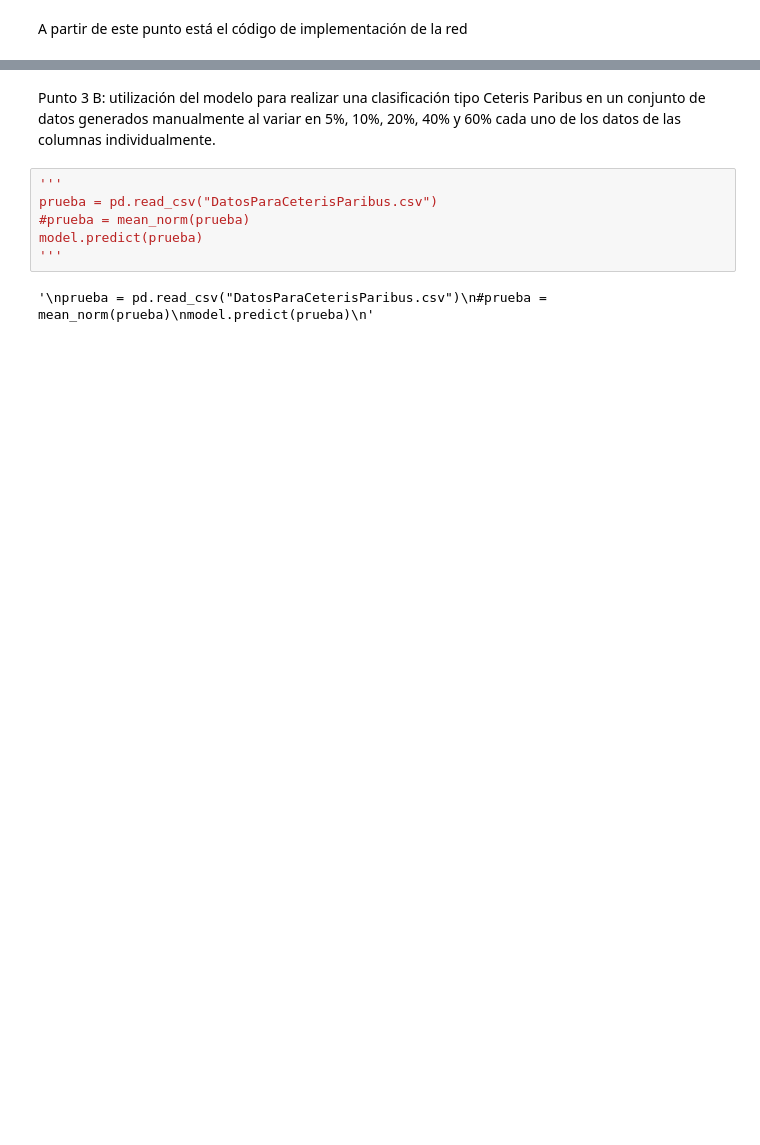
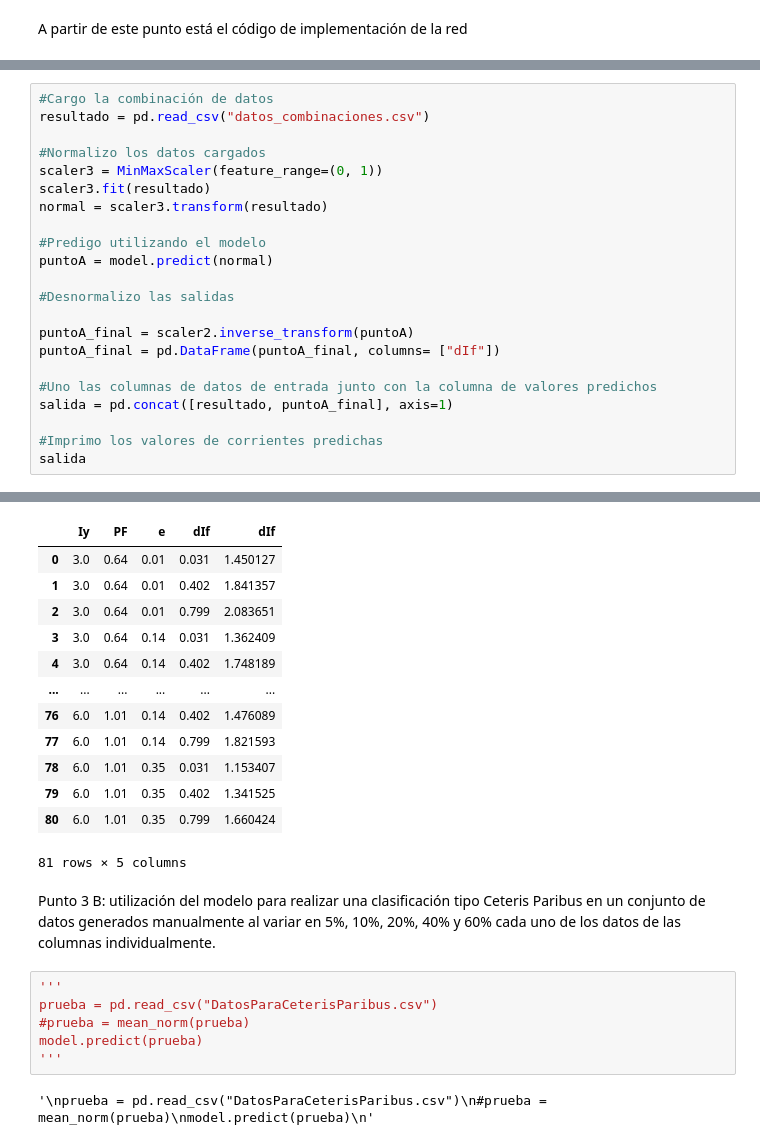
Before and after one commit to Makako08/Tarea1_IA, a Jupyter notebook: ParteA/Regresión.ipynb, the cells around one changed output, grey strips where cells are left out. Drawn from its saved outputs; the diff is of its cells as text; blank space fills up the shorter version.

```diff
--- a/ParteA/Regresión.ipynb
+++ b/ParteA/Regresión.ipynb
@@ -132,0 +121,23 @@ model.predict(prueba)
+# %%
+#Cargo la combinación de datos
+resultado = pd.read_csv("datos_combinaciones.csv")
+
+#Normalizo los datos cargados
+scaler3 = MinMaxScaler(feature_range=(0, 1))
+scaler3.fit(resultado)
+normal = scaler3.transform(resultado)
+
+#Predigo utilizando el modelo
+puntoA = model.predict(normal)
+
+#Desnormalizo las salidas
+
+puntoA_final = scaler2.inverse_transform(puntoA)
+puntoA_final = pd.DataFrame(puntoA_final, columns= ["dIf"])
+
+#Uno las columnas de datos de entrada junto con la columna de valores predichos
+salida = pd.concat([resultado, puntoA_final], axis=1)
+
+#Imprimo los valores de corrientes predichas
+salida
+# %% [output]
@@ -133,3 +145,16 @@ model.predict(prueba)
+|  | Iy | PF | e | dIf | dIf |
+| 0 | 3.0 | 0.64 | 0.01 | 0.031 | 1.450127 |
+| 1 | 3.0 | 0.64 | 0.01 | 0.402 | 1.841357 |
+| 2 | 3.0 | 0.64 | 0.01 | 0.799 | 2.083651 |
+| 3 | 3.0 | 0.64 | 0.14 | 0.031 | 1.362409 |
+| 4 | 3.0 | 0.64 | 0.14 | 0.402 | 1.748189 |
+| ... | ... | ... | ... | ... | ... |
+| 76 | 6.0 | 1.01 | 0.14 | 0.402 | 1.476089 |
+| 77 | 6.0 | 1.01 | 0.14 | 0.799 | 1.821593 |
+| 78 | 6.0 | 1.01 | 0.35 | 0.031 | 1.153407 |
+| 79 | 6.0 | 1.01 | 0.35 | 0.402 | 1.341525 |
+| 80 | 6.0 | 1.01 | 0.35 | 0.799 | 1.660424 |
+81 rows × 5 columns
 # %% [markdown]
 Punto 3 B: utilización del modelo para realizar una clasificación tipo Ceteris Paribus en un conjunto de datos generados manualmente al variar en 5%, 10%, 20%, 40% y 60% cada uno de los datos de las columnas individualmente.
 # %%
```
Also changed, not shown: parts of 6 cells of this notebook, 4 other files.
